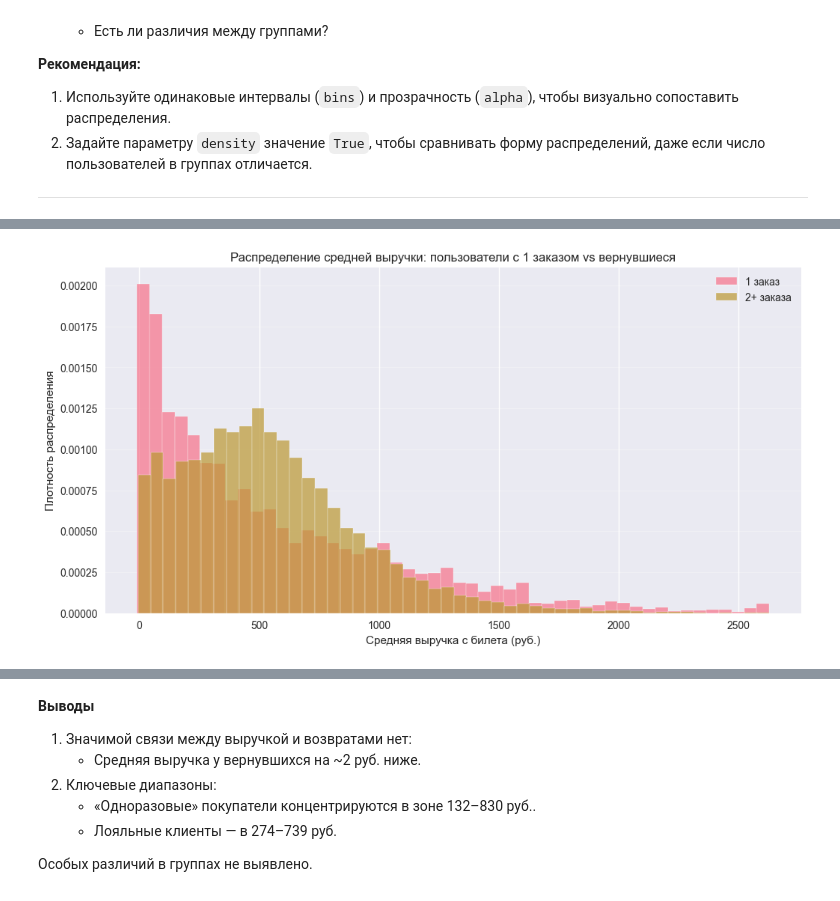
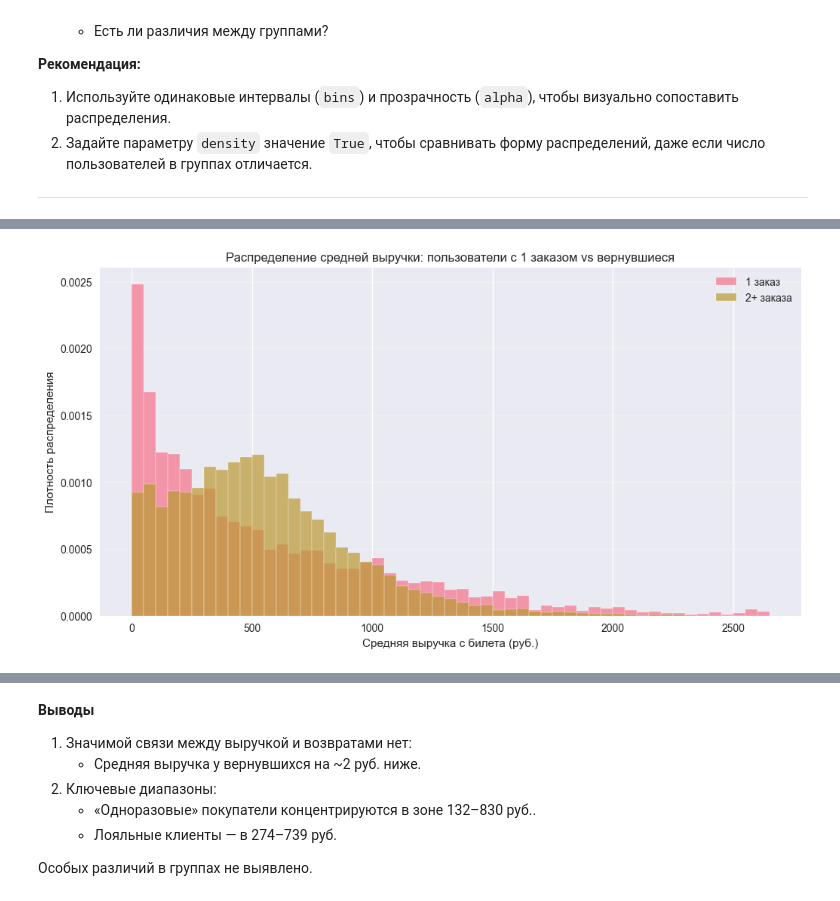
Before and after one commit to mgladkovspb/ds-sprint-9, a Jupyter notebook: s9.ipynb, the cells around one changed output, grey strips where cells are left out. Drawn from its saved outputs; the diff is of its cells as text; code cells hidden in the pictures.

```diff
--- a/s9.ipynb
+++ b/s9.ipynb
@@ -406,3 +552,14 @@ memory usage: 20.0+ MB
 
 - **category** для категориальных строк сокращает память.
 - **downcast** уменьшает размер числовых типов без потери точности.
+# %%
+full_duplicates = df.duplicated().sum()
+print(f"Полных дубликатов: {full_duplicates}")
+
+# Дубликаты по ключевым полям (user_id + order_id + order_ts)
+key_duplicates = df.duplicated(subset=['user_id', 'order_id', 'order_ts']).sum()
+print(f"Дубликатов по user_id + order_id + order_ts: {key_duplicates}")
+
+# Удаление дубликатов
+df = df.drop_duplicates(subset=['user_id', 'order_id', 'order_ts'], keep='first')
+print(f"Итого строк после удаления дубликатов: {len(df)}")
@@ -658,3 +892,14 @@ user_profile = df_sorted.groupby('user_id').agg(
     avg_revenue_rub=('revenue_rub', 'mean'),
     avg_tickets_count=('tickets_count', 'mean')
 ).reset_index()
+# %%
+# Получение характеристик ПЕРВОГО заказа через агрегацию first
+# Сортировка по order_dt уже выполнена в df_sorted, поэтому first даст именно первый заказ
+first_order_features = df_sorted.groupby('user_id').agg(
+    device_type_canonical=('device_type_canonical', 'first'),
+    region_name=('region_name', 'first'),
+    service_name=('service_name', 'first'),
+    event_type_main=('event_type_main', 'first')
+).reset_index()
+
+display(first_order_features)
@@ -667,14 +926,12 @@ user_profile = df_sorted.groupby('user_id').agg(
 - `avg_revenue_rub` — средняя выручка с заказа.
 - `avg_tickets_count` — среднее число билетов в заказе.
 # %%
-# Выбираем первую запись для каждого user_id (благодаря сортировке — это первый заказ)
-first_order = df_sorted.drop_duplicates(subset='user_id', keep='first')
-
-# Добавляем нужные поля к профилю
+# Объединение профилей с безопасными данными первого заказа
+# Используем merge вместо drop_duplicates — более предсказуемо и контролируемо
 user_profile = user_profile.merge(
-    first_order[['user_id', 'device_type_canonical', 'region_name', 'service_name', 'event_type_main']],
+    first_order_features,
     on='user_id',
-    how='left'
+    how='left'  # Сохраняем все пользователи из user_profile
 )
 # %% [markdown]
 **Поля из первого заказа:**
@@ -1466,34 +1865,43 @@ print(f"Вернувшиеся пользователи (2+ заказа): {len(
 # %%
 plt.figure(figsize=(12, 6))
+
+# Определяем общий диапазон значений для бинов на всей выборке
+all_values = pd.concat([one_order['avg_revenue_rub'], returned_users['avg_revenue_rub']])
+min_value = int(all_values.min())
+max_value = int(all_values.max())
+
+# Формируем бины с фиксированным шагом (например, 50 рублей)
+bin_step = 50
+bins = range(min_value, max_value + bin_step, bin_step)
 
 # Гистограмма для пользователей с 1 заказом
 plt.hist(
     one_order['avg_revenue_rub'],
-    bins=50,
+    bins=bins,
     alpha=0.7,
     label='1 заказ',
     density=True,
     edgecolor='white'
 )
 
 # Гистограмма для вернувшихся пользователей
 plt.hist(
     returned_users['avg_revenue_rub'],
-    bins=50,
+    bins=bins,
     alpha=0.7,
     label='2+ заказа',
     density=True,
     edgecolor='white'
 )
 
 plt.xlabel('Средняя выручка с билета (руб.)')
 plt.ylabel('Плотность распределения')
 plt.title('Распределение средней выручки: пользователи с 1 заказом vs вернувшиеся')
 plt.legend()
 plt.grid(axis='y', alpha=0.3)
 plt.show()
 # %% [output]
-[figure, old version]
+[figure, new version]
 # %%
 print_stats(one_order['avg_revenue_rub'], "Пользователи с 1 заказом")
 print_stats(returned_users['avg_revenue_rub'], "Вернувшиеся пользователи (2+ заказа)")
```
Also changed, not shown: parts of 73 cells of this notebook, 1 other file.
